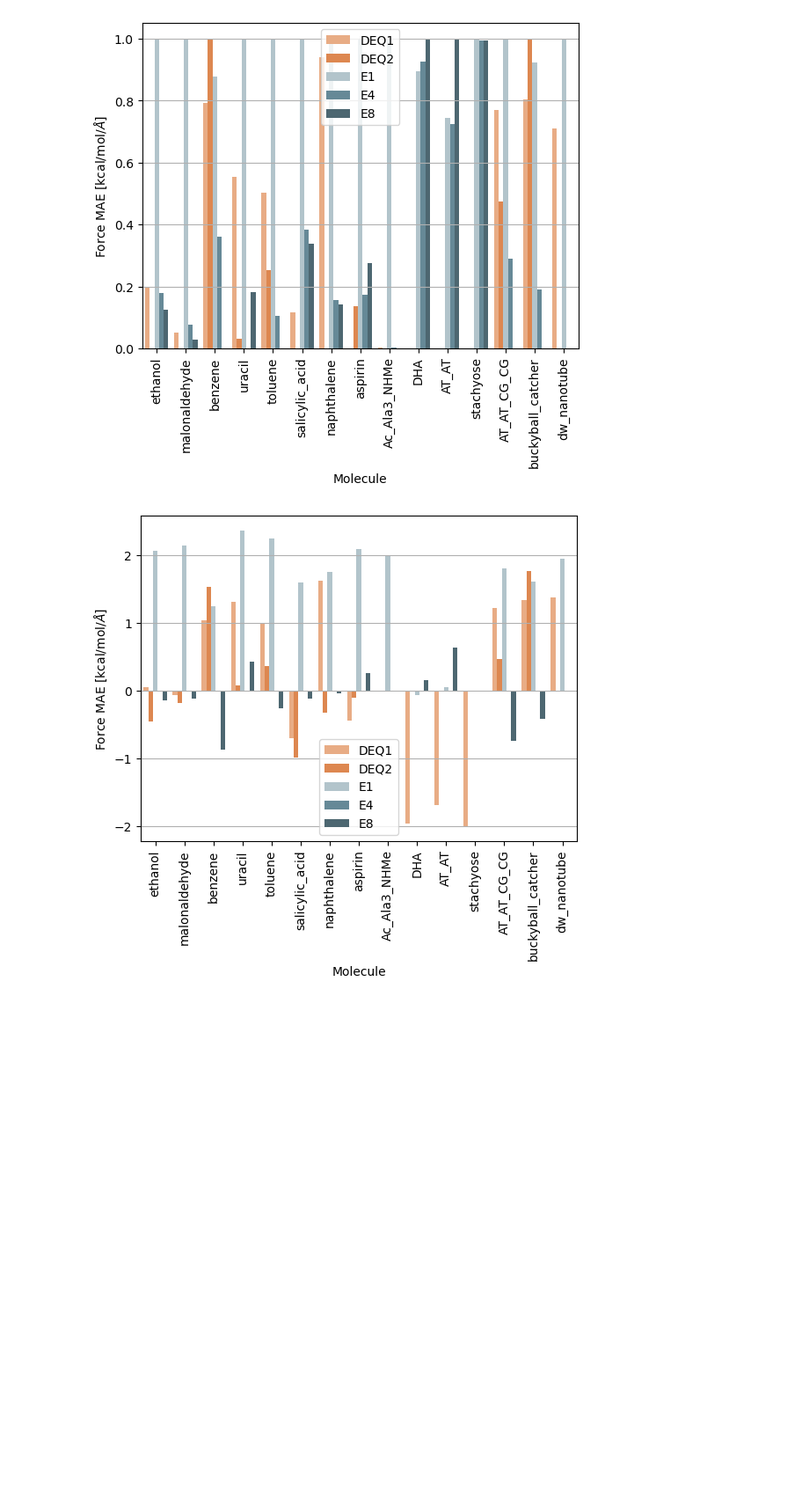
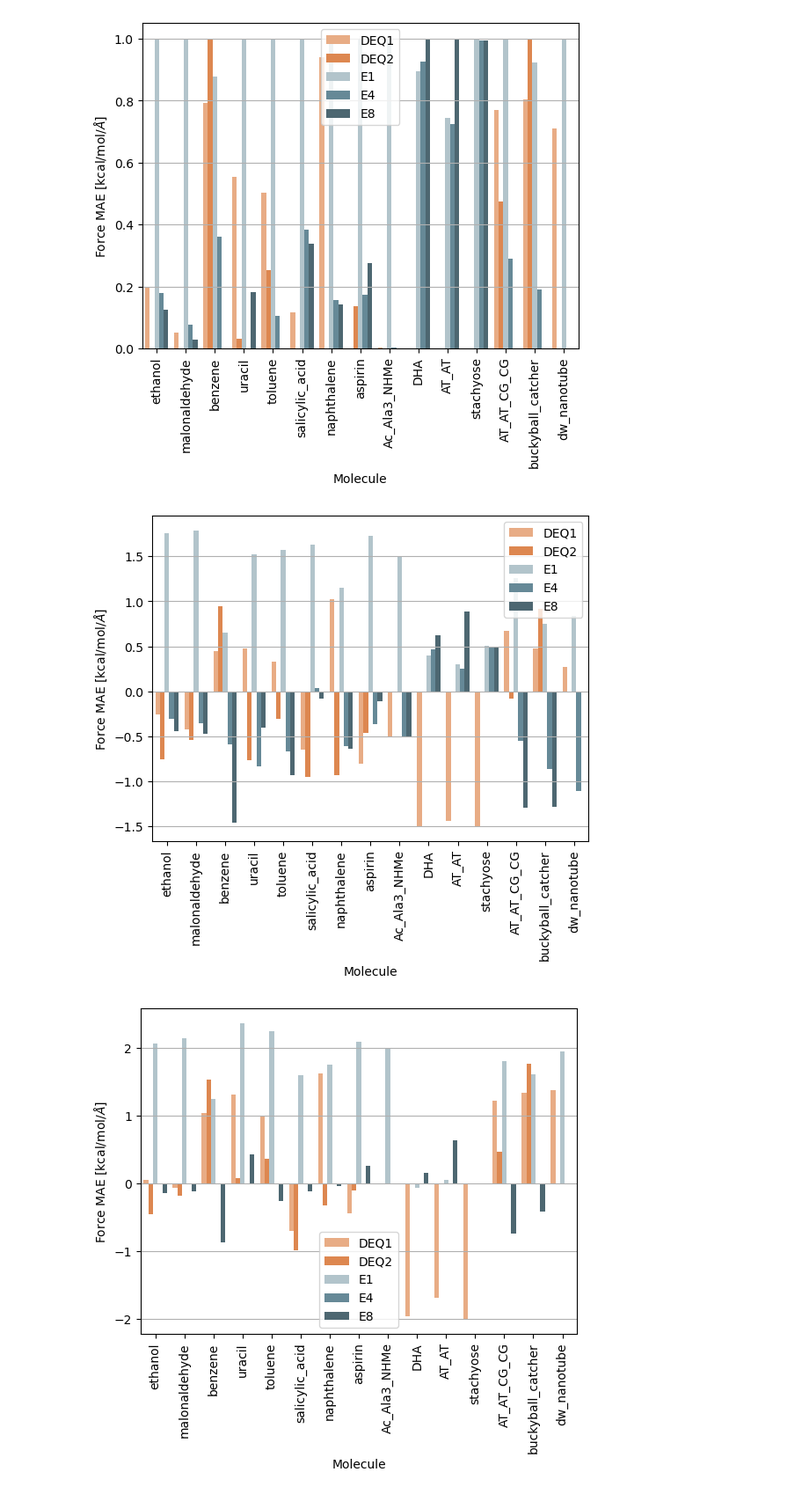
Before and after one commit to BurgerAndreas/equilibrium-forcefields, a Jupyter notebook: src/deq2ff/plotting/dashboard.ipynb, the cells around one changed output. Shown at 88% size. Drawn from its saved outputs; the diff is of its cells as text; code cells hidden in the pictures; blank space fills up the shorter version.

```diff
--- a/src/deq2ff/plotting/dashboard.ipynb
+++ b/src/deq2ff/plotting/dashboard.ipynb
@@ -424,6 +423,10 @@ def plot_norm_acc(_df, norm_scheme="minmax"): # norm_scheme = "zscoree4" # "mean
 plot_norm_acc(df_best_runs)
 # %% [output]
 [figure]
+# %%
+plot_norm_acc(df_best_runs, norm_scheme="zscore")
+# %% [output]
+[figure, added]
 # %%
 plot_norm_acc(df_best_runs, norm_scheme="zscoree4")
 # %% [output]
```
Also changed, not shown: parts of 1 cell of this notebook, 7 other files.
